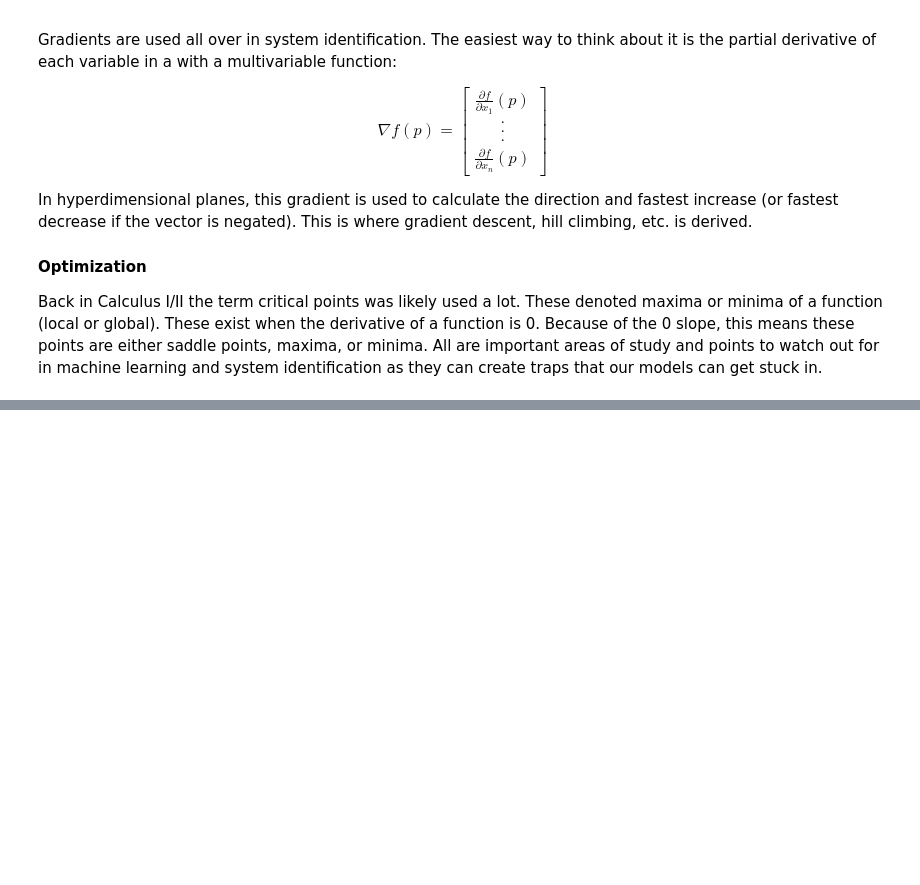
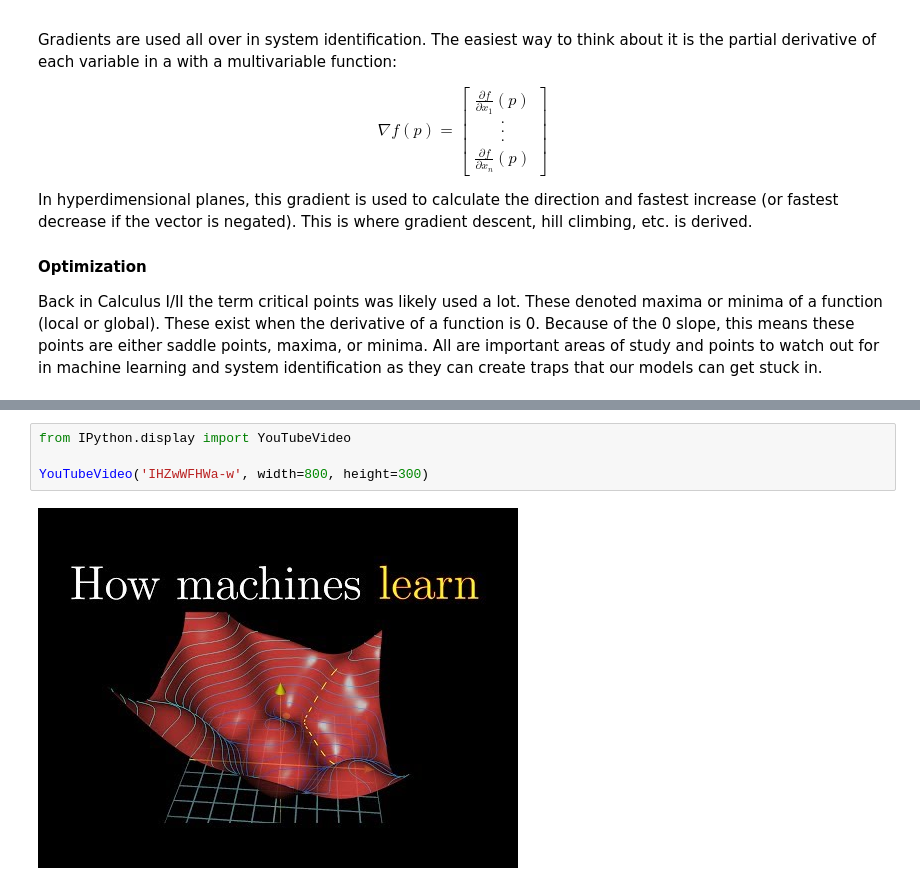
Before and after one commit to MJC598/SystemID, a Jupyter notebook: tutorials/python/GradientDescent.ipynb, the cells around one changed output, grey strips where cells are left out. Drawn from its saved outputs; the diff is of its cells as text; blank space fills up the shorter version.

```diff
--- a/tutorials/python/GradientDescent.ipynb
+++ b/tutorials/python/GradientDescent.ipynb
@@ -151,0 +103,6 @@ plt.show()
+# %%
+from IPython.display import YouTubeVideo
+
+YouTubeVideo('IHZwWFHWa-w', width=800, height=300)
+# %% [output]
+[figure, added]
```
Also changed, not shown: parts of 24 cells of this notebook, 7 other files.
